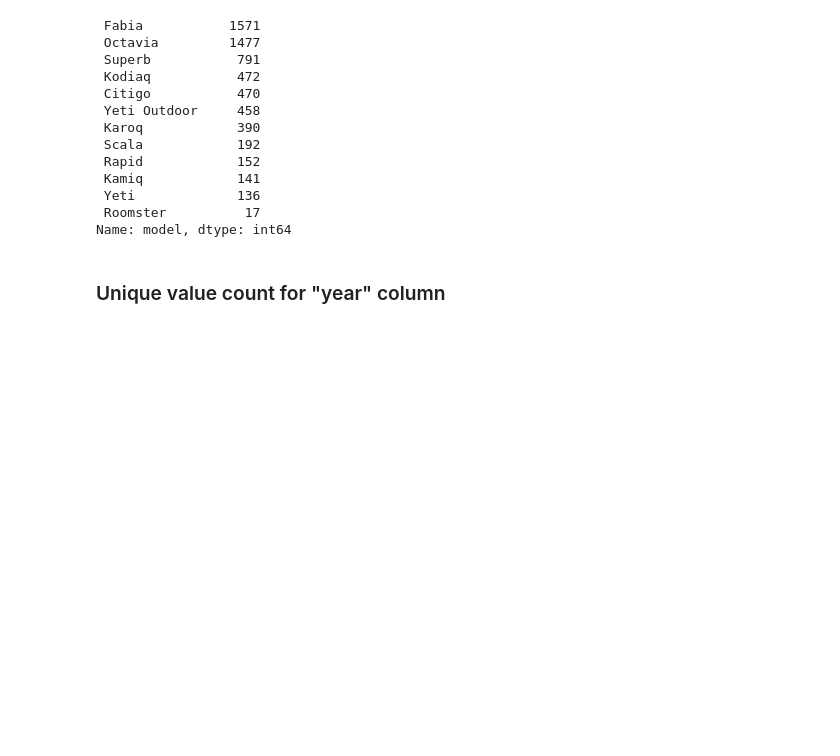
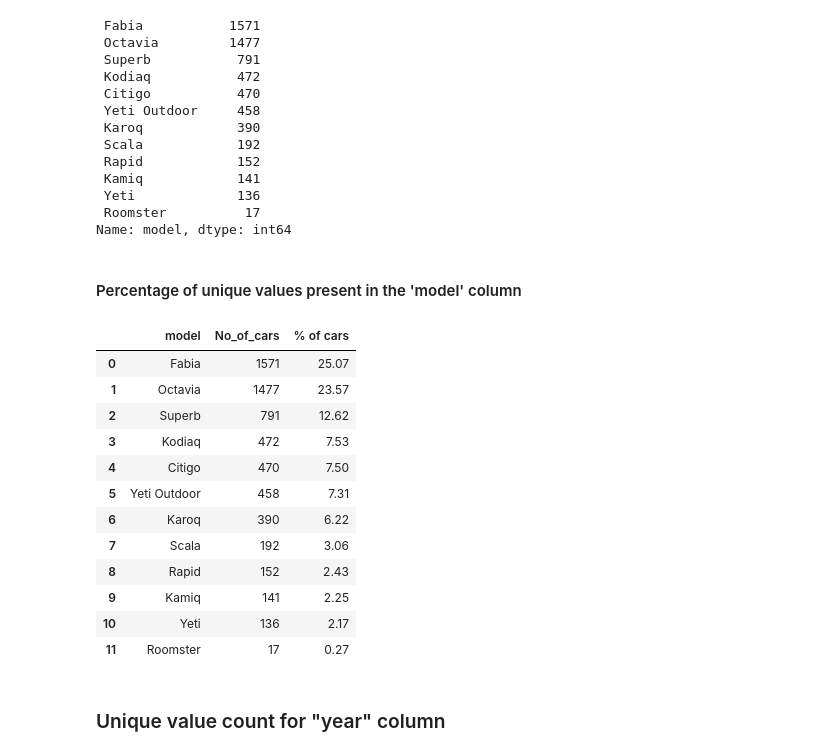
Before and after one commit to fawziah-1806/skoda_used_car-_analysis, a Jupyter notebook: skoda_used_car_EDA.ipynb, the cells around one changed output. Saved outputs shown, nothing was run; the diff lists cells and outputs as text; code cells hidden in the pictures; blank space fills up the shorter version.

```diff
--- a/skoda_used_car_EDA.ipynb
+++ b/skoda_used_car_EDA.ipynb
@@ -78,6 +78,33 @@ display(model_count)
  Yeti             136
  Roomster          17
 Name: model, dtype: int64
+# %% [markdown]
+#### Percentage of unique values present in the 'model' column
+# %%
+model_count = df['model'].value_counts()
+
+model_count = pd.DataFrame(model_count)
+
+model_count = model_count.reset_index()
+
+model_count = model_count.rename(columns={'index':'model', 'model':'No_of_cars'})
+
+model_count['% of cars'] = np.round(((model_count['No_of_cars']/model_count['No_of_cars'].sum())*100), 2)
+display(model_count)
+# %% [output]
+|  | model | No_of_cars | % of cars |
+| 0 | Fabia | 1571 | 25.07 |
+| 1 | Octavia | 1477 | 23.57 |
+| 2 | Superb | 791 | 12.62 |
+| 3 | Kodiaq | 472 | 7.53 |
+| 4 | Citigo | 470 | 7.50 |
+| 5 | Yeti Outdoor | 458 | 7.31 |
+| 6 | Karoq | 390 | 6.22 |
+| 7 | Scala | 192 | 3.06 |
+| 8 | Rapid | 152 | 2.43 |
+| 9 | Kamiq | 141 | 2.25 |
+| 10 | Yeti | 136 | 2.17 |
+| 11 | Roomster | 17 | 0.27 |
 # %% [markdown]
 ### Unique value count for "year" column
 # %%
```
Also changed, not shown: parts of 6 cells of this notebook.
